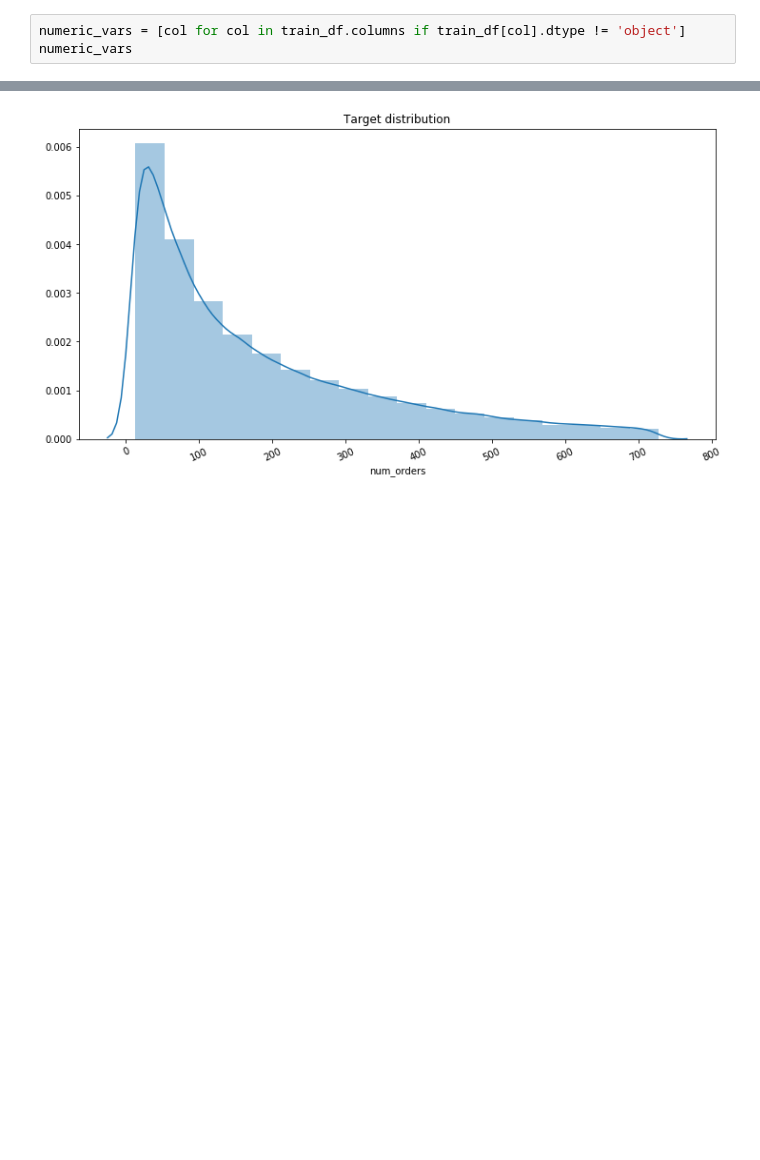
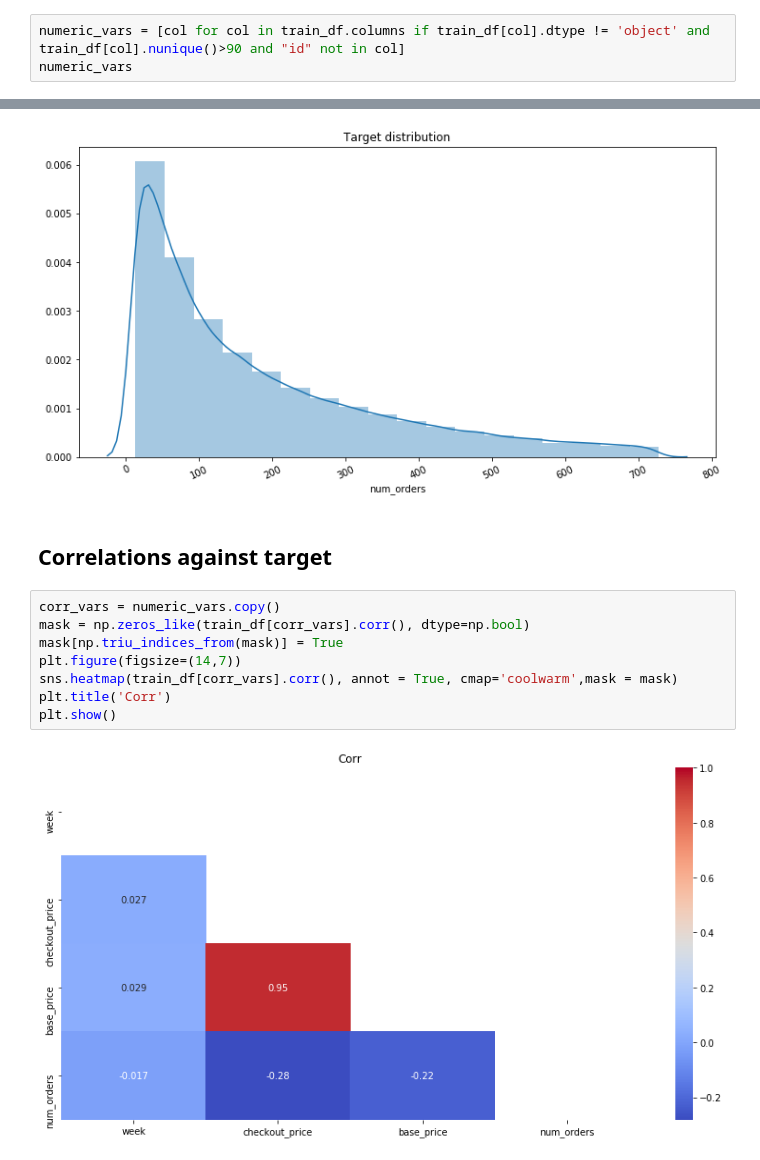
Before and after one commit to federicobaiocco/food-demand-forecasting, a Jupyter notebook: EDA.ipynb, the cells around one changed output, grey strips where cells are left out. Saved outputs shown, nothing was run; the diff lists cells and outputs as text; blank space fills up the shorter version.

```diff
--- a/EDA.ipynb
+++ b/EDA.ipynb
@@ -143,4 +162,4 @@ categorical_vars
 # %%
-numeric_vars = [col for col in train_df.columns if train_df[col].dtype != 'object']
+numeric_vars = [col for col in train_df.columns if train_df[col].dtype != 'object' and train_df[col].nunique()>90 and "id" not in col]
 numeric_vars
 # %% [output]
@@ -207,3 +265,15 @@ plt.title('Target distribution')
 plt.show()
 # %% [output]
 [figure]
+# %% [markdown]
+## Correlations against target
+# %%
+corr_vars = numeric_vars.copy()
+mask = np.zeros_like(train_df[corr_vars].corr(), dtype=np.bool)
+mask[np.triu_indices_from(mask)] = True
+plt.figure(figsize=(14,7))
+sns.heatmap(train_df[corr_vars].corr(), annot = True, cmap='coolwarm',mask = mask)
+plt.title('Corr')
+plt.show()
+# %% [output]
+[figure, added]
```
Also changed, not shown: parts of 10 cells of this notebook.
